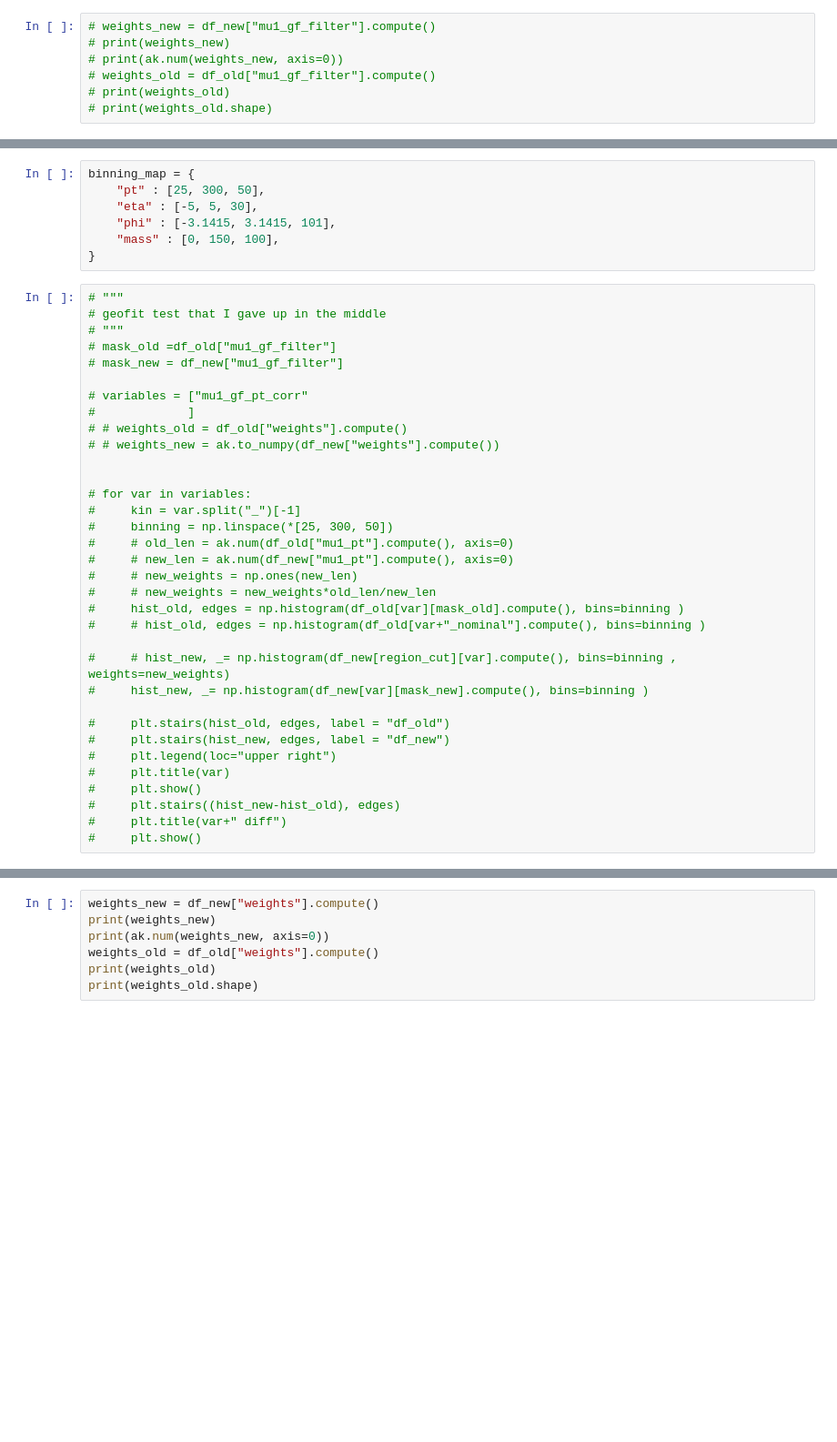
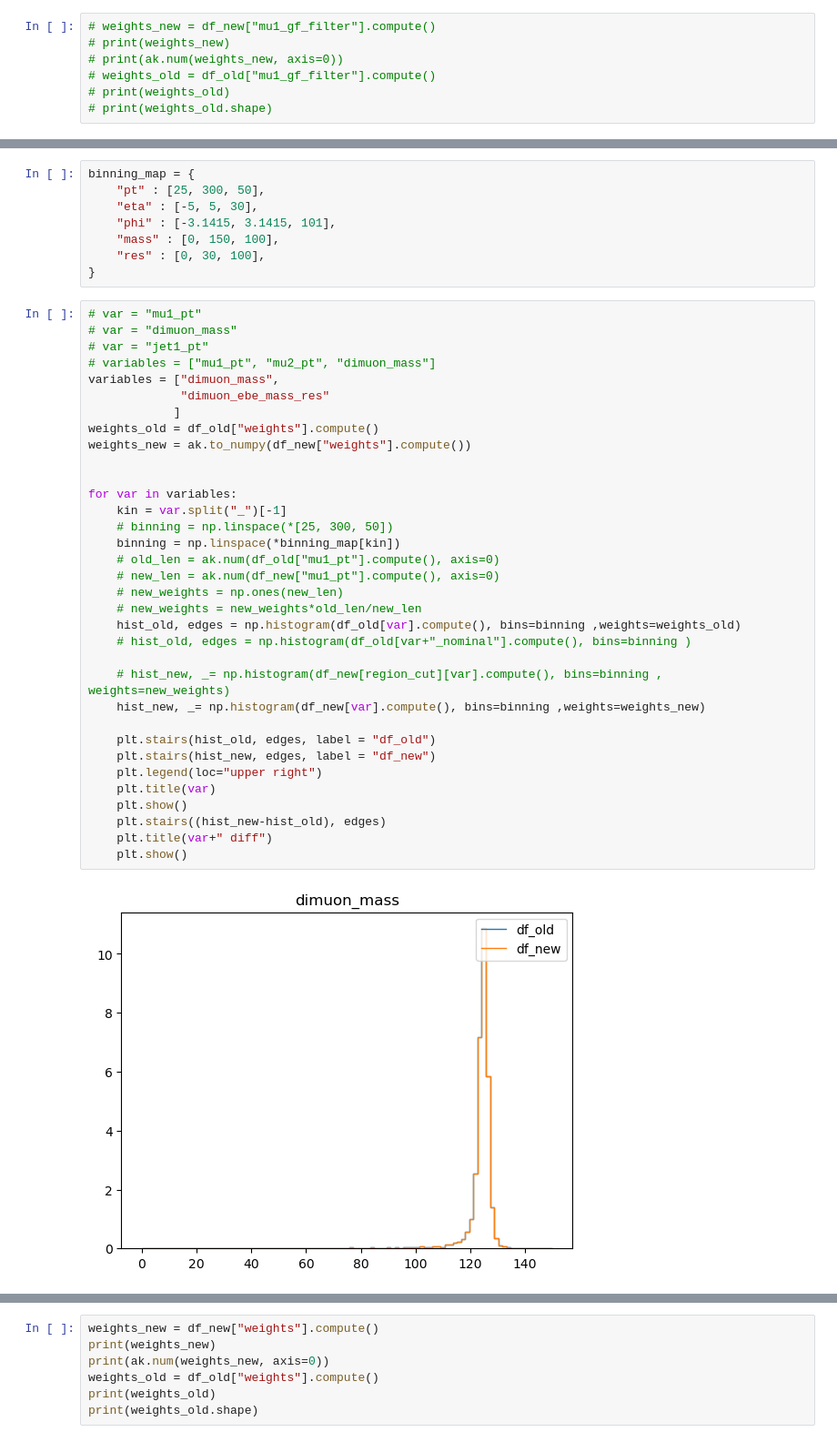
Before and after one commit to ram1123/copperheadV2, a Jupyter notebook: quick_tests/quick_validation_comparison.ipynb, the cells around one changed output, grey strips where cells are left out. Shown at 91% size. Drawn from its saved outputs; the diff is of its cells as text; blank space fills up the shorter version.

Commit message:
corrected&validated mass resolution caluclation to reflect the changed separate mu1 and mu2 variables due to muon flipping

```diff
--- a/quick_tests/quick_validation_comparison.ipynb
+++ b/quick_tests/quick_validation_comparison.ipynb
@@ -36,38 +112,41 @@ binning_map = {
     "eta" : [-5, 5, 30],
     "phi" : [-3.1415, 3.1415, 101],
     "mass" : [0, 150, 100],
+    "res" : [0, 30, 100],
 }
 # %%
-# """
-# geofit test that I gave up in the middle
-# """
-# mask_old =df_old["mu1_gf_filter"]
-# mask_new = df_new["mu1_gf_filter"]
-
-# variables = ["mu1_gf_pt_corr"
-#             ]
-# # weights_old = df_old["weights"].compute()
-# # weights_new = ak.to_numpy(df_new["weights"].compute())
+# var = "mu1_pt"
+# var = "dimuon_mass"
+# var = "jet1_pt"
+# variables = ["mu1_pt", "mu2_pt", "dimuon_mass"]
+variables = ["dimuon_mass",
+             "dimuon_ebe_mass_res"
+            ]
+weights_old = df_old["weights"].compute()
+weights_new = ak.to_numpy(df_new["weights"].compute())
 
 
-# for var in variables:
-#     kin = var.split("_")[-1]
-#     binning = np.linspace(*[25, 300, 50])
-#     # old_len = ak.num(df_old["mu1_pt"].compute(), axis=0)
-#     # new_len = ak.num(df_new["mu1_pt"].compute(), axis=0)
-#     # new_weights = np.ones(new_len)
-#     # new_weights = new_weights*old_len/new_len
-#     hist_old, edges = np.histogram(df_old[var][mask_old].compute(), bins=binning )
-#     # hist_old, edges = np.histogram(df_old[var+"_nominal"].compute(), bins=binning )
+for var in variables:
+    kin = var.split("_")[-1]
+    # binning = np.linspace(*[25, 300, 50])
+    binning = np.linspace(*binning_map[kin])
+    # old_len = ak.num(df_old["mu1_pt"].compute(), axis=0)
+    # new_len = ak.num(df_new["mu1_pt"].compute(), axis=0)
+    # new_weights = np.ones(new_len)
+    # new_weights = new_weights*old_len/new_len
+    hist_old, edges = np.histogram(df_old[var].compute(), bins=binning ,weights=weights_old)
+    # hist_old, edges = np.histogram(df_old[var+"_nominal"].compute(), bins=binning )
 
-#     # hist_new, _= np.histogram(df_new[region_cut][var].compute(), bins=binning , weights=new_weights)
-#     hist_new, _= np.histogram(df_new[var][mask_new].compute(), bins=binning )
+    # hist_new, _= np.histogram(df_new[region_cut][var].compute(), bins=binning , weights=new_weights)
+    hist_new, _= np.histogram(df_new[var].compute(), bins=binning ,weights=weights_new)
 
-#     plt.stairs(hist_old, edges, label = "df_old")
-#     plt.stairs(hist_new, edges, label = "df_new")
-#     plt.legend(loc="upper right")
-#     plt.title(var)
-#     plt.show()
-#     plt.stairs((hist_new-hist_old), edges)
-#     plt.title(var+" diff")
-#     plt.show()
+    plt.stairs(hist_old, edges, label = "df_old")
+    plt.stairs(hist_new, edges, label = "df_new")
+    plt.legend(loc="upper right")
+    plt.title(var)
+    plt.show()
+    plt.stairs((hist_new-hist_old), edges)
+    plt.title(var+" diff")
+    plt.show()
+# %% [output]
+[figure, added]
```
Also changed, not shown: parts of 6 cells of this notebook, 1 other file.
